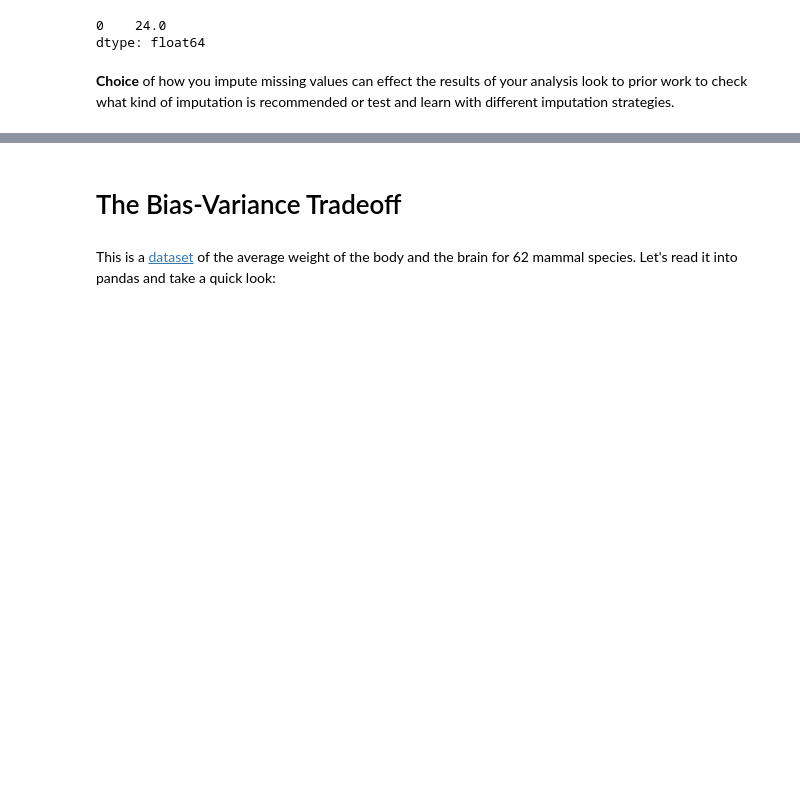
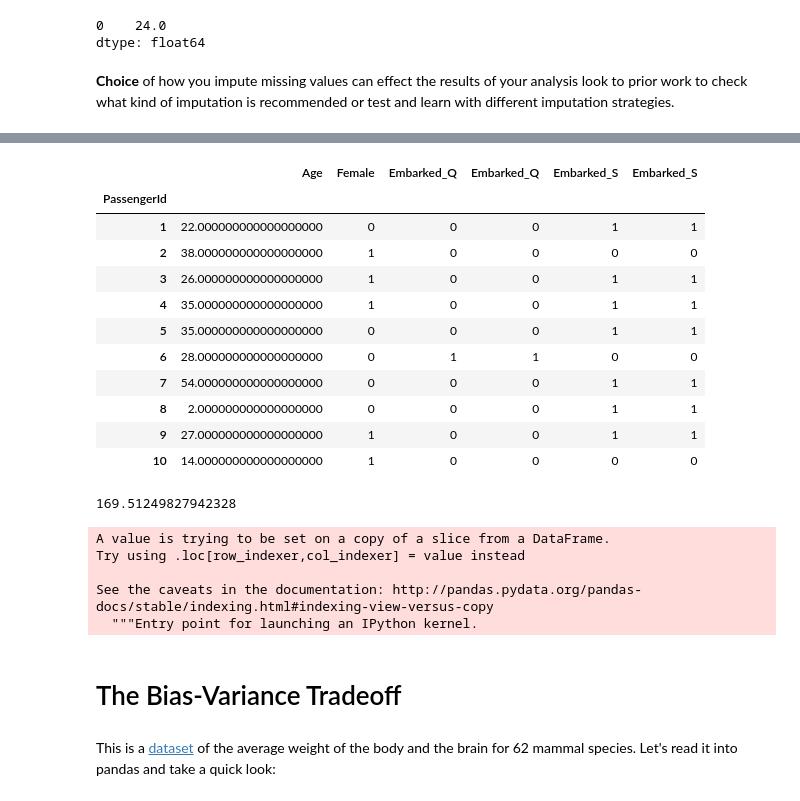
Before and after one commit to jdweaver/code_alongs, a Jupyter notebook: Data Preparation, Bias Variance Tradeoff, Model Evaluation in Python.ipynb, the cells around one changed output, grey strips where cells are left out. Saved outputs shown, nothing was run; the diff lists cells and outputs as text; code cells hidden in the pictures; blank space fills up the shorter version.

```diff
--- a/Data Preparation, Bias Variance Tradeoff, Model Evaluation in Python.ipynb
+++ b/Data Preparation, Bias Variance Tradeoff, Model Evaluation in Python.ipynb
@@ -119,3 +228,31 @@ titanic.head(1)
+# %%
+features = titanic[['Age', 'Female', 'Embarked_Q', 'Embarked_S']]
+features.head(10)
+# %% [output]
+|  | Age | Female | Embarked_Q | Embarked_Q | Embarked_S | Embarked_S |
+| PassengerId |  |  |  |  |  |  |
+| 1 | 22.000000000000000000 | 0 | 0 | 0 | 1 | 1 |
+| 2 | 38.000000000000000000 | 1 | 0 | 0 | 0 | 0 |
+| 3 | 26.000000000000000000 | 1 | 0 | 0 | 1 | 1 |
+| 4 | 35.000000000000000000 | 1 | 0 | 0 | 1 | 1 |
+| 5 | 35.000000000000000000 | 0 | 0 | 0 | 1 | 1 |
+| 6 | 28.000000000000000000 | 0 | 1 | 1 | 0 | 0 |
+| 7 | 54.000000000000000000 | 0 | 0 | 0 | 1 | 1 |
+| 8 | 2.000000000000000000 | 0 | 0 | 0 | 1 | 1 |
+| 9 | 27.000000000000000000 | 1 | 0 | 0 | 1 | 1 |
+| 10 | 14.000000000000000000 | 1 | 0 | 0 | 0 | 0 |
+# %%
+print(features['Age'].var())
+# %% [output]
+169.51249827942328
+# %%
+features['Age_log'] = np.log(features['Age'])
+# %% [output]
+A value is trying to be set on a copy of a slice from a DataFrame.
+Try using .loc[row_indexer,col_indexer] = value instead
+
+See the caveats in the documentation: http://pandas.pydata.org/pandas-docs/stable/indexing.html#indexing-view-versus-copy
+  """Entry point for launching an IPython kernel.
 # %% [markdown]
 # The Bias-Variance Tradeoff
 # %% [markdown]
```
Also changed, not shown: parts of 21 cells of this notebook.
